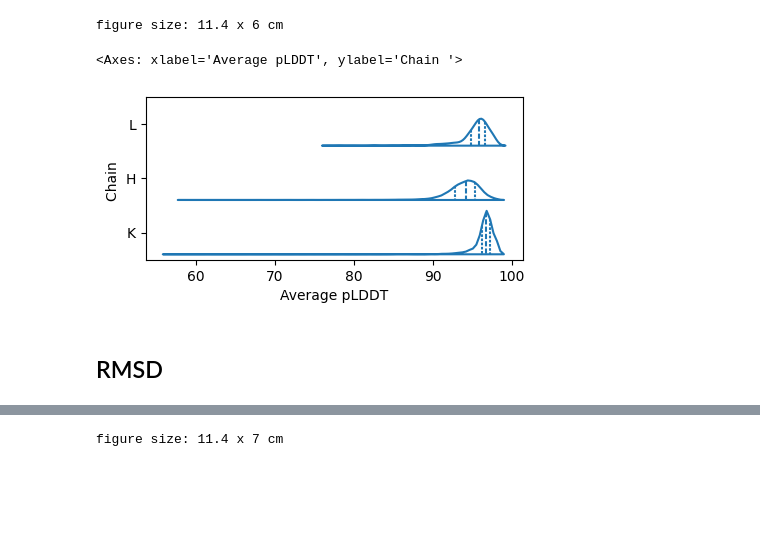
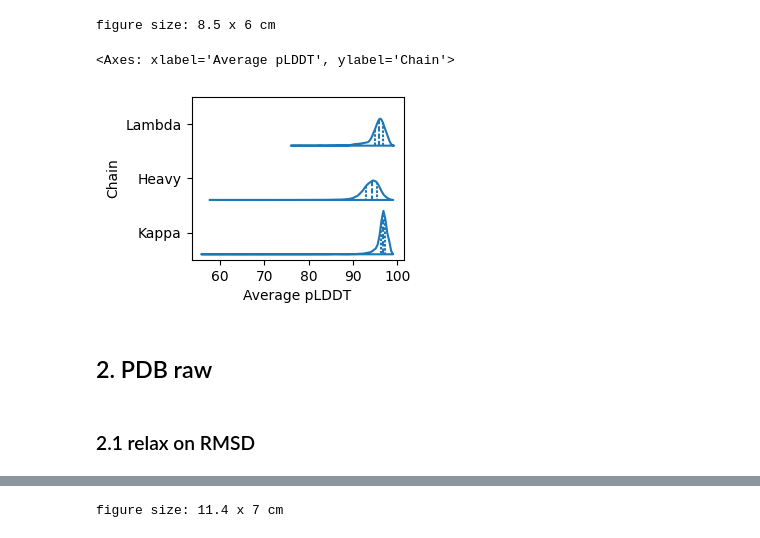
Before and after one commit to protein-design/predict_antibody, a Jupyter notebook: src/eval_alpha.ipynb, the cells around one changed output, grey strips where cells are left out. Cells and saved outputs as stored; diff of their text form; code cells hidden in the pictures; blank space fills up the shorter version.

Commit message:
RMSD

```diff
--- a/src/eval_alpha.ipynb
+++ b/src/eval_alpha.ipynb
@@ -36,4 +137,8 @@ from load_data import LoadData
 # %%
-adf = LoadData.plddt()
-adf.head()
+adf = LoadData.antibody()
+query = "select * from chain_plddt;"
+pdf = QueryComplex(True).list_data(query, True)
+df = pd.merge(pdf, adf, how='left', on='chain_id')
+df = df[(df['predictor']=='alphafold2') & (df['ranking']==1)]
+df.head(2)
 # %% [output]
@@ -49,15 +151,17 @@ chains 29089
 # %%
 # model confidence
-args = {'width_level':2, 'height':6}
+args = {'width_level':1, 'height':6}
 fig, ax = Layout(args).one()
 
 PlotPredict(df).violin_plddt(ax)
 # %% [output]
-figure size: 11.4 x 6 cm
+figure size: 8.5 x 6 cm
-<Axes: xlabel='Average pLDDT', ylabel='Chain '>
+<Axes: xlabel='Average pLDDT', ylabel='Chain'>
-[figure, old version]
+[figure, new version]
+# %% [markdown]
+## 2. PDB raw
 # %% [markdown]
-## RMSD
+### 2.1 relax on RMSD
 # %%
 query = "select * from chain_rmsd where rmsd is not null"
 df = QueryComplex().list_data(query, True)
```
Also changed, not shown: parts of 30 cells of this notebook, 10 other files.
